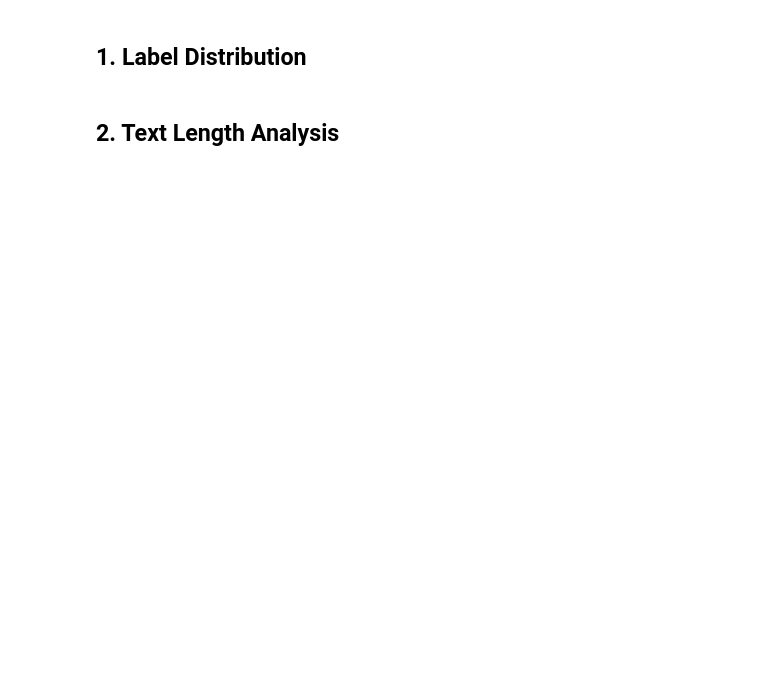
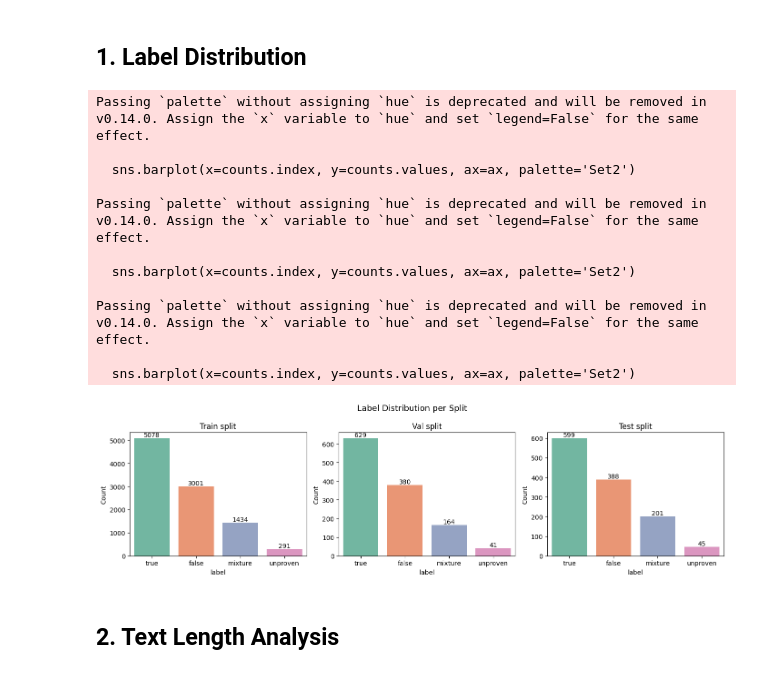
Before and after one commit to Gusgus127/ASHO-UAB-Fake-News-Prediction, a Jupyter notebook: pubhealth_eda.ipynb, the cells around one changed output. Saved outputs shown, nothing was run; the diff lists cells and outputs as text; code cells hidden in the pictures; blank space fills up the shorter version.

Commit message:
dataset

```diff
--- a/pubhealth_eda.ipynb
+++ b/pubhealth_eda.ipynb
@@ -28,0 +10,13 @@ train_df.head(3)
+# %%
+import matplotlib.pyplot as plt
+import seaborn as sns
+from datasets import load_dataset
+
+import pandas as pd
+
+train_df = pd.read_csv('PUBHEALTH/train.tsv', sep='\t')
+val_df   = pd.read_csv('PUBHEALTH/dev.tsv',   sep='\t')
+test_df  = pd.read_csv('PUBHEALTH/test.tsv',  sep='\t')
+
+print(f"Train: {len(train_df)} | Val: {len(val_df)} | Test: {len(test_df)}")
+train_df.head(3)
@@ -34,19 +52,32 @@ print(train_df.isnull().sum())
 # %% [markdown]
 ## 1. Label Distribution
 # %%
-label_map = {0: 'true', 1: 'false', 2: 'unproven', 3: 'mixture'}
-
 fig, axes = plt.subplots(1, 3, figsize=(14, 4))
 for ax, (name, df) in zip(axes, [('Train', train_df), ('Val', val_df), ('Test', test_df)]):
-    counts = df['label'].map(label_map).value_counts()
+    counts = df['label'].value_counts()
+    # plot only first 4 labels for better visualization
+    counts = counts.head(4)
     sns.barplot(x=counts.index, y=counts.values, ax=ax, palette='Set2')
     ax.set_title(f'{name} split')
     ax.set_ylabel('Count')
     for p in ax.patches:
         ax.annotate(int(p.get_height()), (p.get_x() + p.get_width()/2, p.get_height()), ha='center', va='bottom')
 plt.suptitle('Label Distribution per Split', fontsize=13)
 plt.tight_layout()
 plt.show()
+# %% [output]
+Passing `palette` without assigning `hue` is deprecated and will be removed in v0.14.0. Assign the `x` variable to `hue` and set `legend=False` for the same effect.
+
+  sns.barplot(x=counts.index, y=counts.values, ax=ax, palette='Set2')
+
+Passing `palette` without assigning `hue` is deprecated and will be removed in v0.14.0. Assign the `x` variable to `hue` and set `legend=False` for the same effect.
+
+  sns.barplot(x=counts.index, y=counts.values, ax=ax, palette='Set2')
+
+Passing `palette` without assigning `hue` is deprecated and will be removed in v0.14.0. Assign the `x` variable to `hue` and set `legend=False` for the same effect.
+
+  sns.barplot(x=counts.index, y=counts.values, ax=ax, palette='Set2')
+[figure, added]
 # %% [markdown]
 ## 2. Text Length Analysis
 # %%
```
Also changed, not shown: parts of 10 cells of this notebook.
